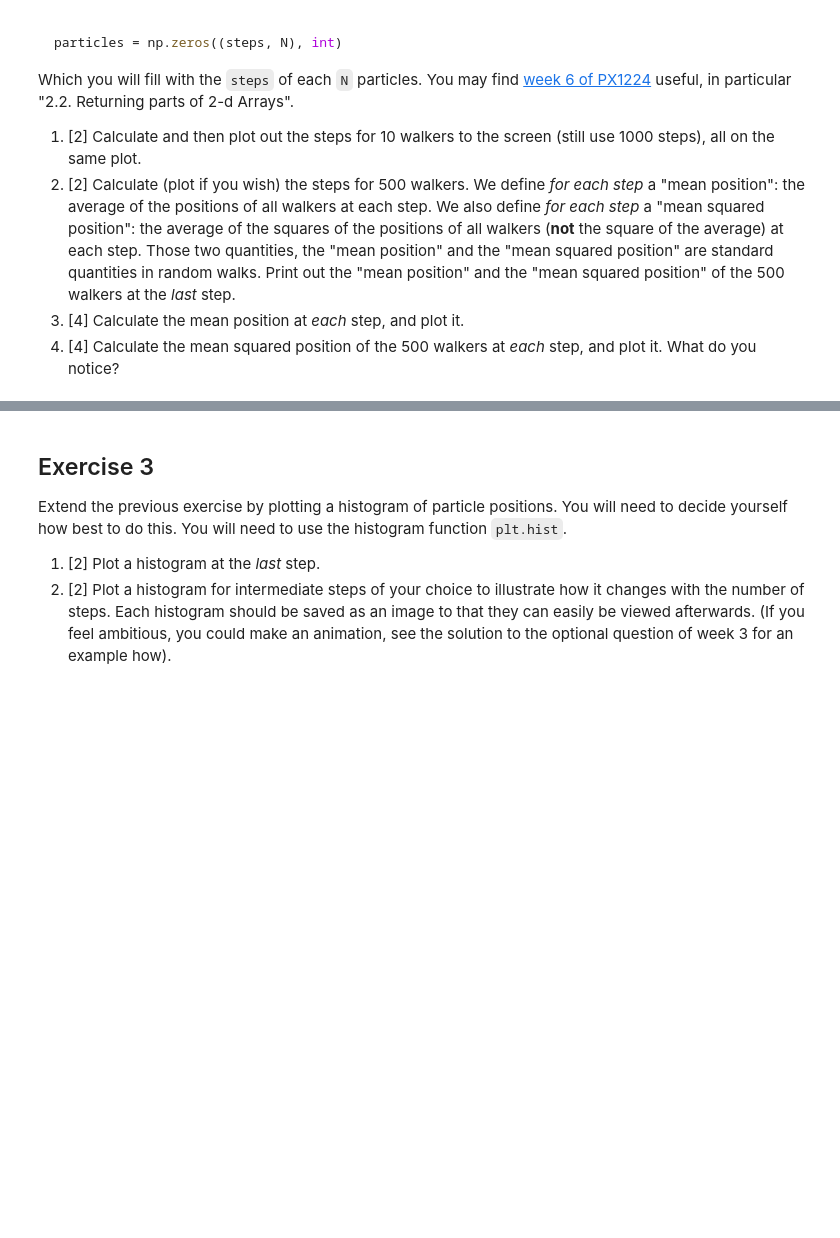
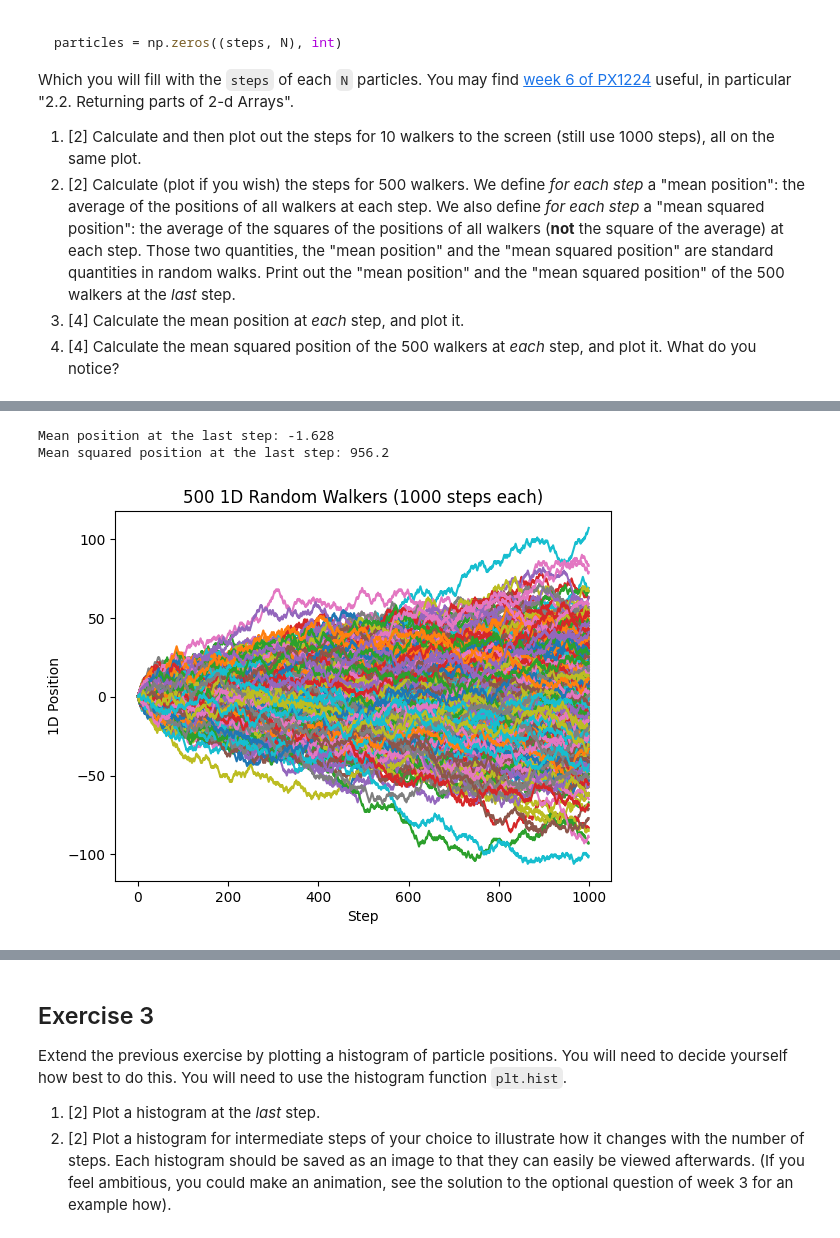
Before and after one commit to PX2145-2025/week-7-b-Barry-Owyn, a Jupyter notebook: Random_walk.ipynb, the cells around one changed output, grey strips where cells are left out. Cells and saved outputs as stored; diff of their text form; code cells hidden in the pictures; blank space fills up the shorter version.

```diff
--- a/Random_walk.ipynb
+++ b/Random_walk.ipynb
@@ -125,0 +147,27 @@ plot it. What do you notice?
+# %%
+# Create the 2D array which will store both the position of the particle and it's step. Each column represents a single walk, and each row represents a single step.
+particles2 = np.zeros((1000, 500), int)
+N = 500
+steps = 1000
+
+# Fill the empty array with the steps data for each of the N particles.
+for i in range(N):
+    particles2[:, i] = walk(steps)
+    plt.plot(particles2[:, i]) # Plots the 10 walkers, with the inputted walk data plotted against the number of steps utilising the 2dD array.
+    # Each walker is uniquely labelled using the i interger within the loop, increasing by 1 every time.
+
+plt.xlabel("Step")
+plt.ylabel("1D Position")
+plt.title(f"{N} 1D Random Walkers ({steps} steps each)")
+
+# Define an array of the last step positions, achieved by simply retrieving all of the values in the final row of the particles2 2D array.
+last_step_positions = particles2[999]
+mean_position = np.mean(last_step_positions)
+mean_squared_position = np.mean(last_step_positions**2)
+
+print('Mean position at the last step:', mean_position)
+print('Mean squared position at the last step:', mean_squared_position)
+# %% [output]
+Mean position at the last step: -1.628
+Mean squared position at the last step: 956.2
+[figure, added]
```
Also changed, not shown: parts of 7 cells of this notebook.
